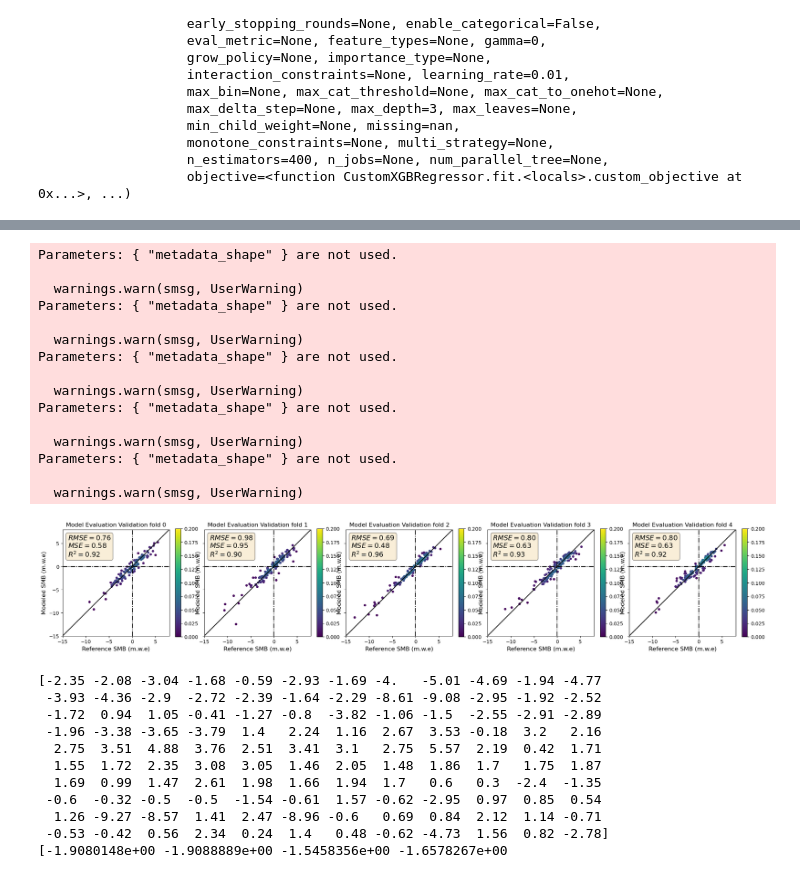
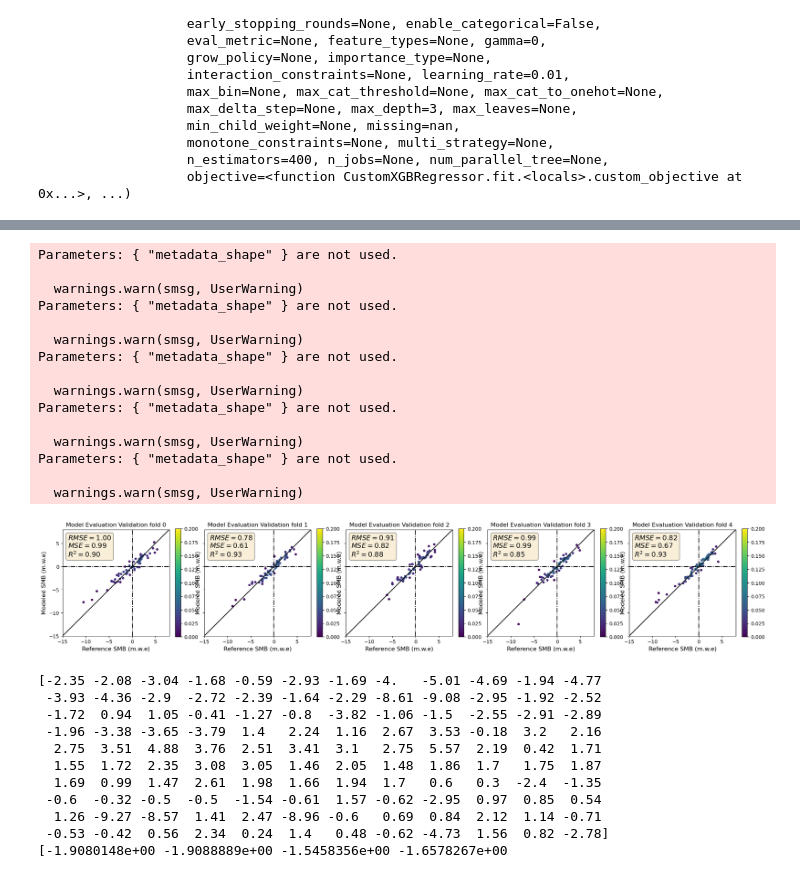
Before and after one commit to khsjursen/ML_MB_Norway, a Jupyter notebook: mb_model_custom_loss.ipynb, the cells around one changed output, grey strips where cells are left out. Drawn from its saved outputs; the diff is of its cells as text; code cells hidden in the pictures.

```diff
--- a/mb_model_custom_loss.ipynb
+++ b/mb_model_custom_loss.ipynb
@@ -625,22 +626,22 @@ X_train_unnorm, y_train = df_train_X.values, df_train_y.values
 # %%
 # Normalize features
 # Using min-max scaling
-from sklearn.preprocessing import MinMaxScaler
+#from sklearn.preprocessing import MinMaxScaler
 
 # Initialize scaler
-scaler = MinMaxScaler()
+#scaler = MinMaxScaler()
 
 # Extract metadata columns
-metadata_columns = X_train_unnorm[:, -3:]
+#metadata_columns = X_train_unnorm[:, -3:]
 
 # Extract remaining columns
-remaining_columns = X_train_unnorm[:, :-3]
+#remaining_columns = X_train_unnorm[:, :-3]
 
 # Apply MinMaxScaler to the remaining columns
-scaled_remaining_columns = scaler.fit_transform(remaining_columns)
+#scaled_remaining_columns = scaler.fit_transform(remaining_columns)
 
 # Combine scaled columns with metadata columns
-X_train = np.hstack((scaled_remaining_columns, metadata_columns))
+#X_train = np.hstack((scaled_remaining_columns, metadata_columns))
 
 # Apply to validation/test data
 #X_val_scaled = scaler.transform(X_val)
@@ -866,22 +853,23 @@ df_test_X = df_test_X_reduce[[c for c in df_test_X_reduce if c not in ['id','n_m
 df_test_y = df_test_final[['balance']]
 
 # Get arrays of features+metadata and targets
-X_test_unnorm, y_test = df_test_X.values, df_test_y.values
+#X_test_unnorm, y_test = df_test_X.values, df_test_y.values
+X_test, y_test = df_test_X.values, df_test_y.values
 # %%
 # Normalize features
 # Using min-max scaling of training data
 
 # Extract metadata columns
-metadata_columns_test = X_test_unnorm[:, -3:]
+#metadata_columns_test = X_test_unnorm[:, -3:]
 
 # Extract remaining columns
-remaining_columns_test = X_test_unnorm[:, :-3]
+#remaining_columns_test = X_test_unnorm[:, :-3]
 
 # Apply MinMaxScaler to the remaining columns
-scaled_remaining_columns_test = scaler.transform(remaining_columns_test)
+#scaled_remaining_columns_test = scaler.transform(remaining_columns_test)
 
 # Combine scaled columns with metadata columns
-X_test = np.hstack((scaled_remaining_columns_test, metadata_columns_test))
+#X_test = np.hstack((scaled_remaining_columns_test, metadata_columns_test))
 # %%
 # Visualize test distributions
 
@@ -1287,9 +1429,9 @@ def get_ytrue_y_pred_agg_season(y_true, y_pred, X, months=12):
 # Set up dataset with random sample from annual, winter, summer
 
 # Get random sample of annual, summer, winter
-df_train_annual_sample = df_train_annual_clean.sample(n=200, random_state=42)
-df_train_summer_sample = df_train_summer_clean.sample(n=200, random_state=42)
-df_train_winter_sample = df_train_winter_clean.sample(n=200, random_state=42)
+df_train_annual_sample = df_train_annual_clean.sample(n=100, random_state=42)
+df_train_summer_sample = df_train_summer_clean.sample(n=100, random_state=42)
+df_train_winter_sample = df_train_winter_clean.sample(n=100, random_state=42)
 
 # Reshape dataframes to monthly resolution
 df_train_summer_sample_final = reshape_dataset_monthly(df_train_summer_sample, id_vars, variables, summer_months_order)
@@ -1528,5 +1666,5 @@ plot_gsearch_results(clf)
 # %%
-#best_model = clf.best_estimator_
+best_model = clf.best_estimator_
 
 # Evaluate validation performance
 fig, ax = plt.subplots(1,5, sharex=True, sharey=True, figsize=(25,25))
@@ -1534,34 +1672,34 @@ a = 0
 for train_index, val_index in splits_s_s:
     # Loops over n_splits iterations and gets train and test splits in each fold
     X_train_, X_val_ = X_train_s[train_index], X_train_s[val_index]
     y_train_, y_val_ = y_train_s[train_index], y_train_s[val_index]
     best_model.fit(X_train_, y_train_)
     y_pred = best_model.predict(X_val_)
 
     title = 'Validation fold ' + str(a)
 
     y_val_agg, y_pred_agg = get_ytrue_y_pred_agg(y_val_,y_pred,X_val_)
 
     plot_prediction_subplot(y_val_agg, y_pred_agg, title, ax[a], n_toplot=5000, fold=True)
 
     a=a+1
 # %% [output]
 Parameters: { "metadata_shape" } are not used.
 
   warnings.warn(smsg, UserWarning)
 Parameters: { "metadata_shape" } are not used.
 
   warnings.warn(smsg, UserWarning)
 Parameters: { "metadata_shape" } are not used.
 
   warnings.warn(smsg, UserWarning)
 Parameters: { "metadata_shape" } are not used.
 
   warnings.warn(smsg, UserWarning)
 Parameters: { "metadata_shape" } are not used.
 
   warnings.warn(smsg, UserWarning)
-[figure, old version]
+[figure, new version]
 # %%
 print(y_val_agg)
 print(y_pred_agg)
```
Also changed, not shown: parts of 20 cells of this notebook, 1 other file.
